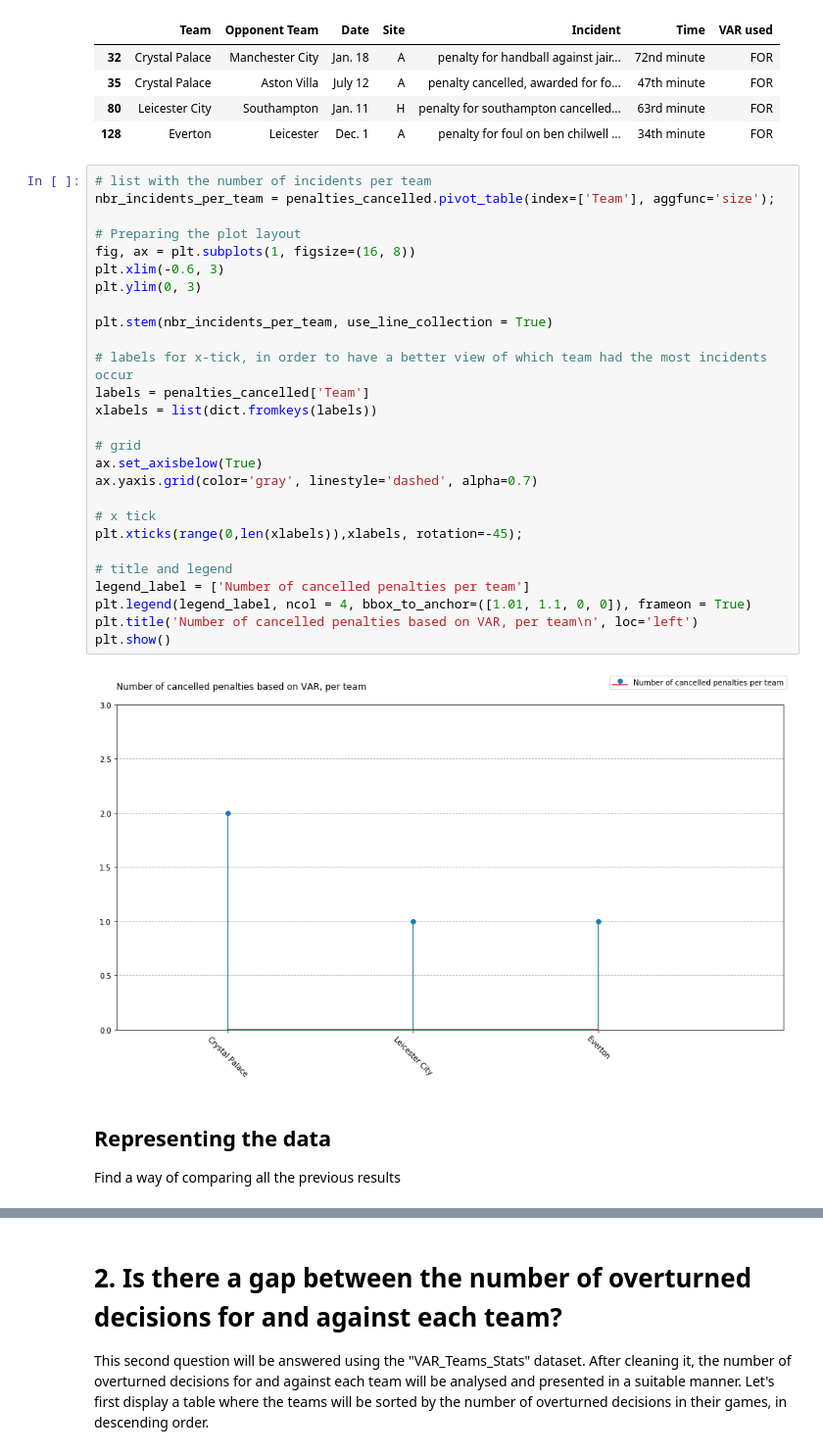
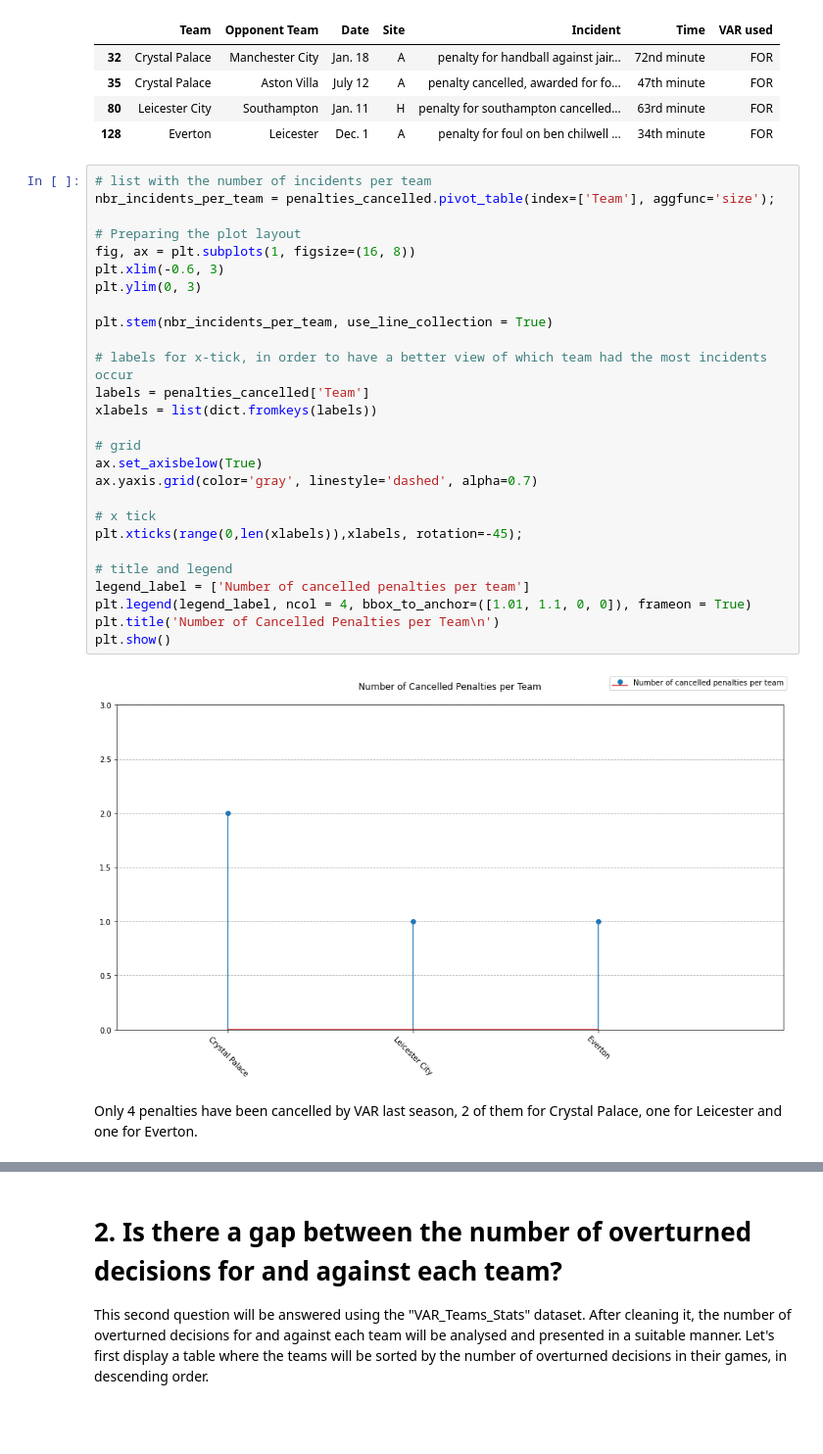
Before and after one commit to julelia/DataMadness, a Jupyter notebook: Data Madness.ipynb, the cells around one changed output, grey strips where cells are left out. Shown at 98% size. Saved outputs shown, nothing was run; the diff lists cells and outputs as text; blank space fills up the shorter version.

```diff
--- a/Data Madness.ipynb
+++ b/Data Madness.ipynb
@@ -421,33 +449,31 @@ penalties_cancelled
 # %%
 # list with the number of incidents per team
 nbr_incidents_per_team = penalties_cancelled.pivot_table(index=['Team'], aggfunc='size');
 
 # Preparing the plot layout
 fig, ax = plt.subplots(1, figsize=(16, 8))
 plt.xlim(-0.6, 3)
 plt.ylim(0, 3)
 
 plt.stem(nbr_incidents_per_team, use_line_collection = True)
 
 # labels for x-tick, in order to have a better view of which team had the most incidents occur
 labels = penalties_cancelled['Team']
 xlabels = list(dict.fromkeys(labels))
 
 # grid
 ax.set_axisbelow(True)
 ax.yaxis.grid(color='gray', linestyle='dashed', alpha=0.7)
 
 # x tick
 plt.xticks(range(0,len(xlabels)),xlabels, rotation=-45);
 
 # title and legend
 legend_label = ['Number of cancelled penalties per team']
 plt.legend(legend_label, ncol = 4, bbox_to_anchor=([1.01, 1.1, 0, 0]), frameon = True)
-plt.title('Number of cancelled penalties based on VAR, per team\n', loc='left')
+plt.title('Number of Cancelled Penalties per Team\n')
 plt.show()
 # %% [output]
-[figure, old version]
+[figure, new version]
-# %% [markdown]
-## Representing the data
-
-Find a way of comparing all the previous results
+# %% [markdown]
+Only 4 penalties have been cancelled by VAR last season, 2 of them for Crystal Palace, one for Leicester and one for Everton.
```
Also changed, not shown: parts of 41 cells of this notebook.
